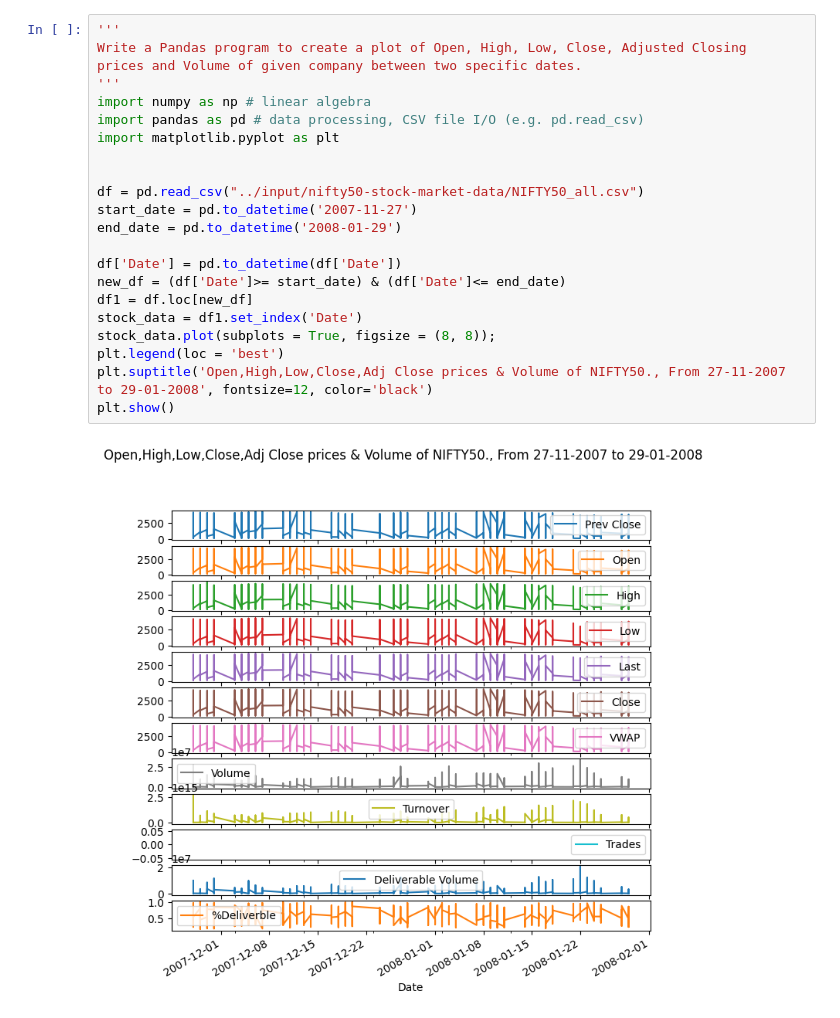
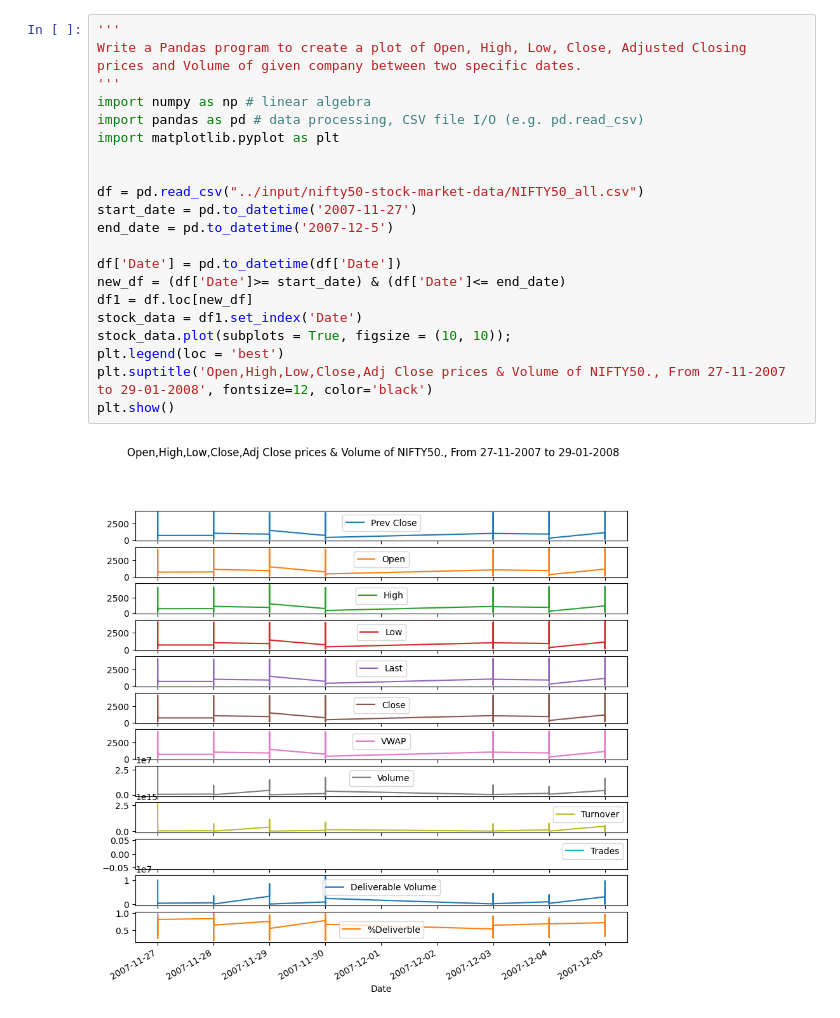
Before and after one commit to PaneraGhanshyam/IML_LABS, a Jupyter notebook: practical-9.ipynb, the cells around one changed output. Saved outputs shown, nothing was run; the diff lists cells and outputs as text.

```diff
--- a/practical-9.ipynb
+++ b/practical-9.ipynb
@@ -1,24 +1,24 @@
 # %%
 '''
 Write a Pandas program to create a plot of Open, High, Low, Close, Adjusted Closing
 prices and Volume of given company between two specific dates.
 '''
 import numpy as np # linear algebra
 import pandas as pd # data processing, CSV file I/O (e.g. pd.read_csv)
 import matplotlib.pyplot as plt
 
 
 df = pd.read_csv("../input/nifty50-stock-market-data/NIFTY50_all.csv")
 start_date = pd.to_datetime('2007-11-27')
-end_date = pd.to_datetime('2008-01-29')
+end_date = pd.to_datetime('2007-12-5')
 
 df['Date'] = pd.to_datetime(df['Date'])
 new_df = (df['Date']>= start_date) & (df['Date']<= end_date)
 df1 = df.loc[new_df]
 stock_data = df1.set_index('Date')
-stock_data.plot(subplots = True, figsize = (8, 8));
+stock_data.plot(subplots = True, figsize = (10, 10));
 plt.legend(loc = 'best')
 plt.suptitle('Open,High,Low,Close,Adj Close prices & Volume of NIFTY50., From 27-11-2007 to 29-01-2008', fontsize=12, color='black')
 plt.show()
 # %% [output]
-[figure, old version]
+[figure, new version]
```
